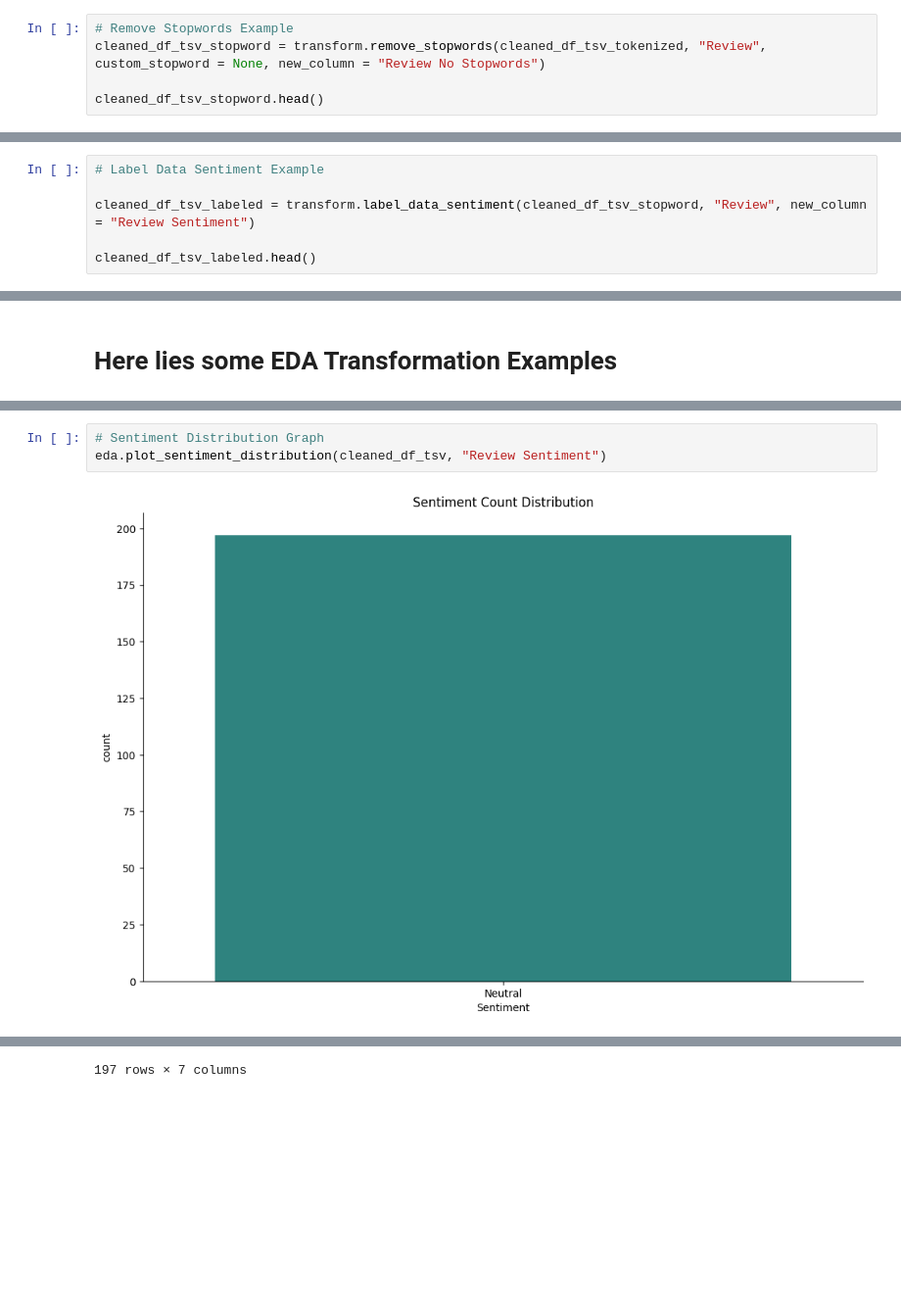
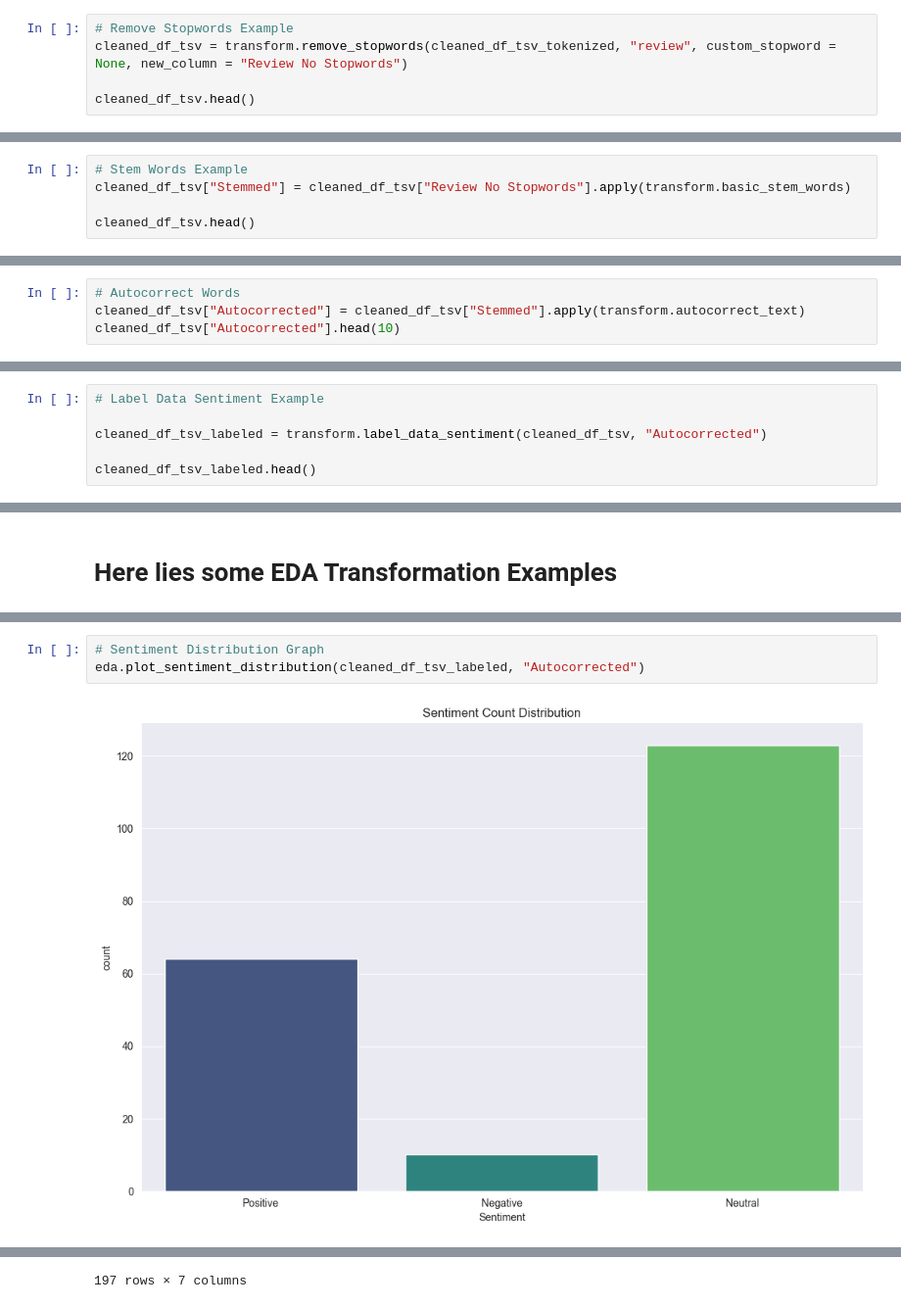
Before and after one commit to Thomas-Kulch/text_data_toolkit, a Jupyter notebook: eda/EDA Restaurant Reviews.ipynb, the cells around one changed output, grey strips where cells are left out. Shown: that part at 98% size. Cells and saved outputs as stored; diff of their text form; blank space fills up the shorter version.

Commit message:
updated my sentiment analysis and added an ngrams function to eda

```diff
--- a/eda/EDA Restaurant Reviews.ipynb
+++ b/eda/EDA Restaurant Reviews.ipynb
@@ -127,7 +127,7 @@ cleaned_df_tsv_tokenized.head()
 | 4 | the selection on the menu was gre... | 1.0 | the, selection, on, the, menu, wa... |
 # %%
 # Remove Stopwords Example
-cleaned_df_tsv_stopword = transform.remove_stopwords(cleaned_df_tsv_tokenized, "Review", custom_stopword = None, new_column = "Review No Stopwords")
+cleaned_df_tsv = transform.remove_stopwords(cleaned_df_tsv_tokenized, "review", custom_stopword = None, new_column = "Review No Stopwords")
 
-cleaned_df_tsv_stopword.head()
+cleaned_df_tsv.head()
 # %% [output]
@@ -137,3 +137,8 @@ cleaned_df_tsv_stopword.head()
 | 2 | not tasty and the texture was jus... | 0.0 | not, tasty, and, the, texture, wa... | not tasty texture just nasty |
 | 3 | stopped by during the late may ba... | 1.0 | stopped, by, during, the, late, m... | stopped during late may bank holi... |
 | 4 | the selection on the menu was gre... | 1.0 | the, selection, on, the, menu, wa... | selection menu great prices |
+# %%
+# Stem Words Example
+cleaned_df_tsv["Stemmed"] = cleaned_df_tsv["Review No Stopwords"].apply(transform.basic_stem_words)
+
+cleaned_df_tsv.head()
@@ -139,0 +152,4 @@ cleaned_df_tsv_stopword.head()
+# %%
+# Autocorrect Words
+cleaned_df_tsv["Autocorrected"] = cleaned_df_tsv["Stemmed"].apply(transform.autocorrect_text)
+cleaned_df_tsv["Autocorrected"].head(10)
@@ -140,7 +168,7 @@ cleaned_df_tsv_stopword.head()
 # %%
 # Label Data Sentiment Example
 
-cleaned_df_tsv_labeled = transform.label_data_sentiment(cleaned_df_tsv_stopword, "Review", new_column = "Review Sentiment")
+cleaned_df_tsv_labeled = transform.label_data_sentiment(cleaned_df_tsv, "Autocorrected")
 
 cleaned_df_tsv_labeled.head()
 # %% [output]
@@ -184,6 +212,6 @@ eda.text_summary_stats(cleaned_df_tsv_stopword, "Review No Stopwords")
   'time': 10}}
 # %%
 # Sentiment Distribution Graph
-eda.plot_sentiment_distribution(cleaned_df_tsv, "Review Sentiment")
+eda.plot_sentiment_distribution(cleaned_df_tsv_labeled, "Autocorrected")
 # %% [output]
-[figure, old version]
+[figure, new version]
```
Also changed, not shown: parts of 19 cells of this notebook, 3 other files.
